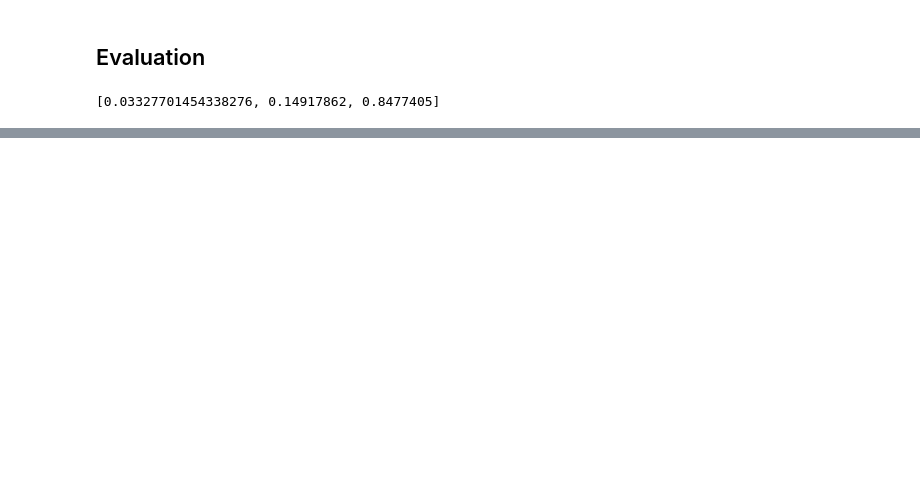
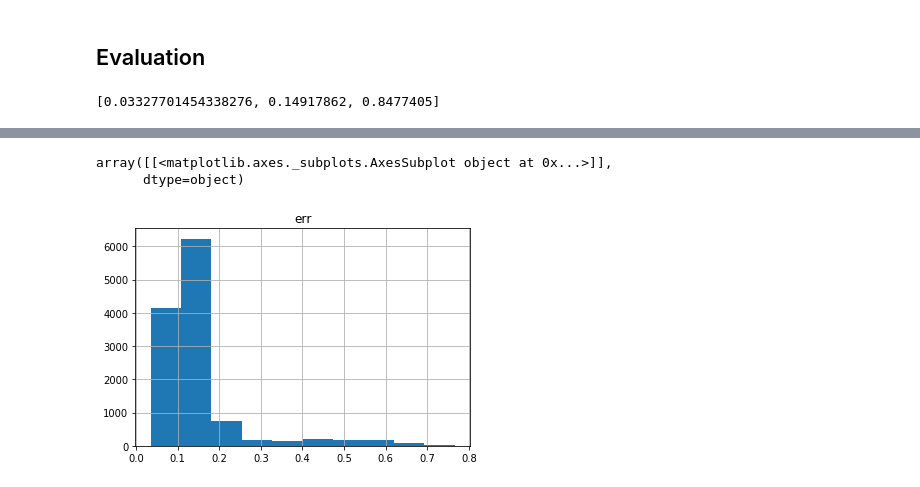
Before and after one commit to thanatlap/master-thesis-vocal-tract-inversion-journal, a Jupyter notebook: misc/model_with_phonetic.ipynb, the cells around one changed output, grey strips where cells are left out. Cells and saved outputs as stored; diff of their text form; code cells hidden in the pictures; blank space fills up the shorter version.

```diff
--- a/misc/model_with_phonetic.ipynb
+++ b/misc/model_with_phonetic.ipynb
@@ -92,5 +102,5 @@ def prep_data():
 # %%
-X_train, X_val, X_test, y_train, y_val, y_test, z_train, z_val, z_test = prep_data()
+X_train, X_val, X_test, y_train, y_val, y_test, z_train, z_val, z_test, a_test, a_val = prep_data()
 # %% [output]
 Train features and labels (98746, 24, 39) (98746, 17)
 Validating features and labels (12094, 24, 39) (12094, 17)
@@ -790,6 +802,8 @@ Epoch 00027: early stopping
 emb_model.save('model_embedded_bilstm.hdf5')
 # %% [markdown]
 ## Evaluation
+# %%
+emb_model = tf.keras.models.load_model('model_embedded_bilstm.hdf5', custom_objects={'rmse': rmse, 'R2':R2})
 # %%
 emb_model.evaluate(X_test,y_test,verbose=0)
 # %% [output]
@@ -799,5 +815,5 @@ y_pred = emb_model.predict(X_test)
 # %%
-err = compute_rmse(y_test,y_pred, axis=0)
+errs = compute_rmse(y_test,y_pred, axis=1)
 # %%
 print(err)
 # %% [output]
@@ -806,0 +823,2 @@ print(err)
+# %%
+err_df = pd.DataFrame({'phonetic':z_test, 'err':errs})
@@ -806,0 +850,6 @@ print(err)
+# %%
+err_df.hist('err')
+# %% [output]
+array([[<matplotlib.axes._subplots.AxesSubplot object at 0x...>]],
+      dtype=object)
+[figure, added]
```
Also changed, not shown: parts of 32 cells of this notebook, 6 other files.
